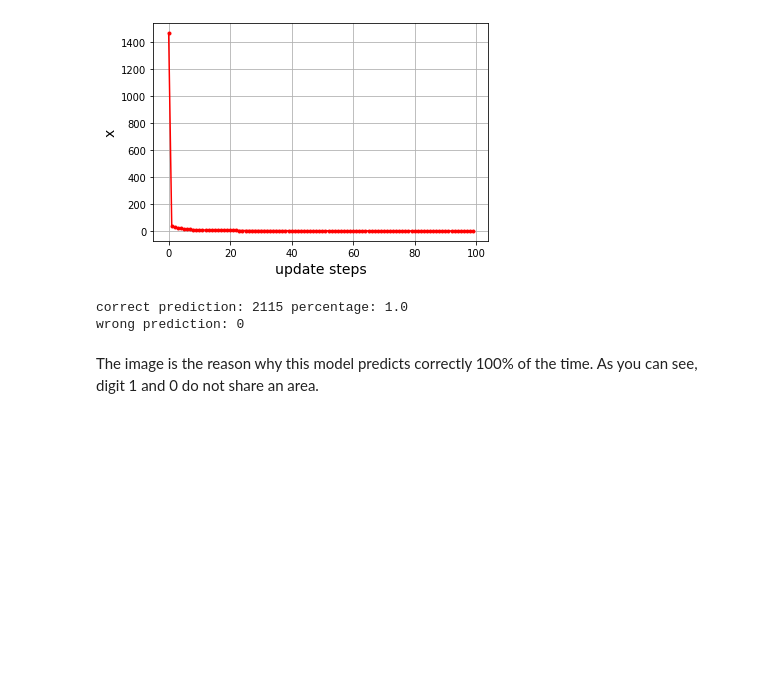
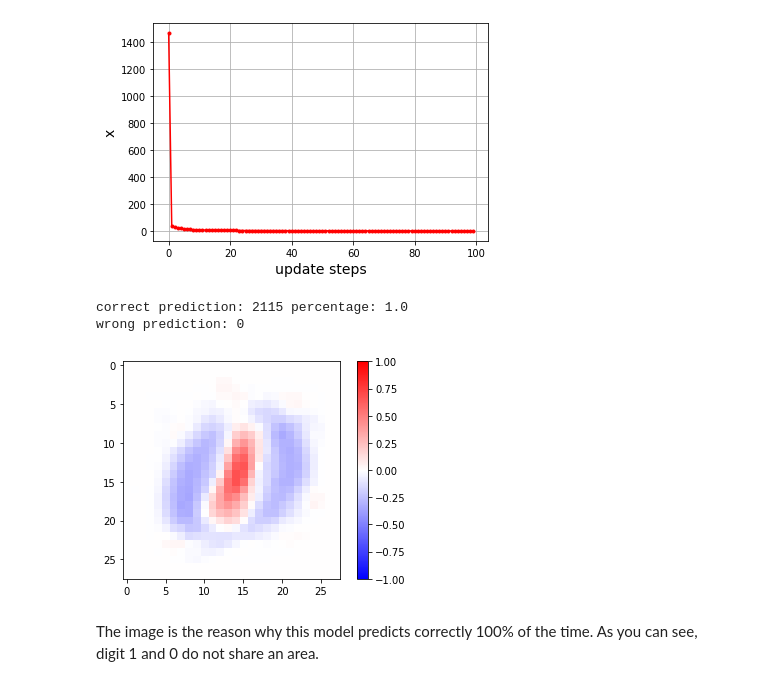
Before and after one commit to sergienko4/deep-learing, a Jupyter notebook: ex1.ipynb, the cells around one changed output. Saved outputs shown, nothing was run; the diff lists cells and outputs as text; code cells hidden in the pictures; blank space fills up the shorter version.

Commit message:
visualization of W

```diff
--- a/ex1.ipynb
+++ b/ex1.ipynb
@@ -264,6 +264,15 @@ print_result(ok,wrong)
 # %% [output]
 correct prediction: 2115 percentage: 1.0
 wrong prediction: 0
+# %%
+reshaped_w = np.reshape(w,(28,28));
+plt.imshow(reshaped_w,cmap='bwr',vmin=-1,vmax=1)
+
+plt.colorbar()
+
+plt.show()
+# %% [output]
+[figure, added]
 # %% [markdown]
 The image is the reason why this model predicts correctly 100% of the time.
 As you can see, digit 1 and 0 do not share an area.
```
Also changed, not shown: parts of 10 cells of this notebook.
